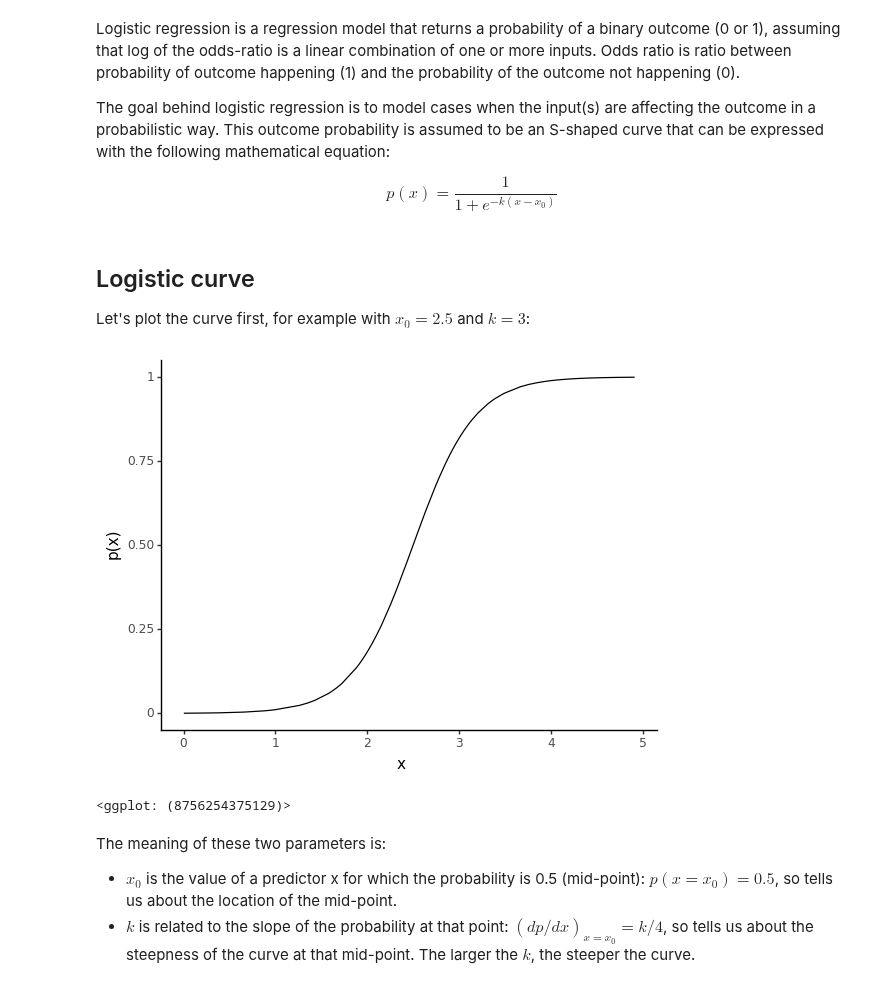
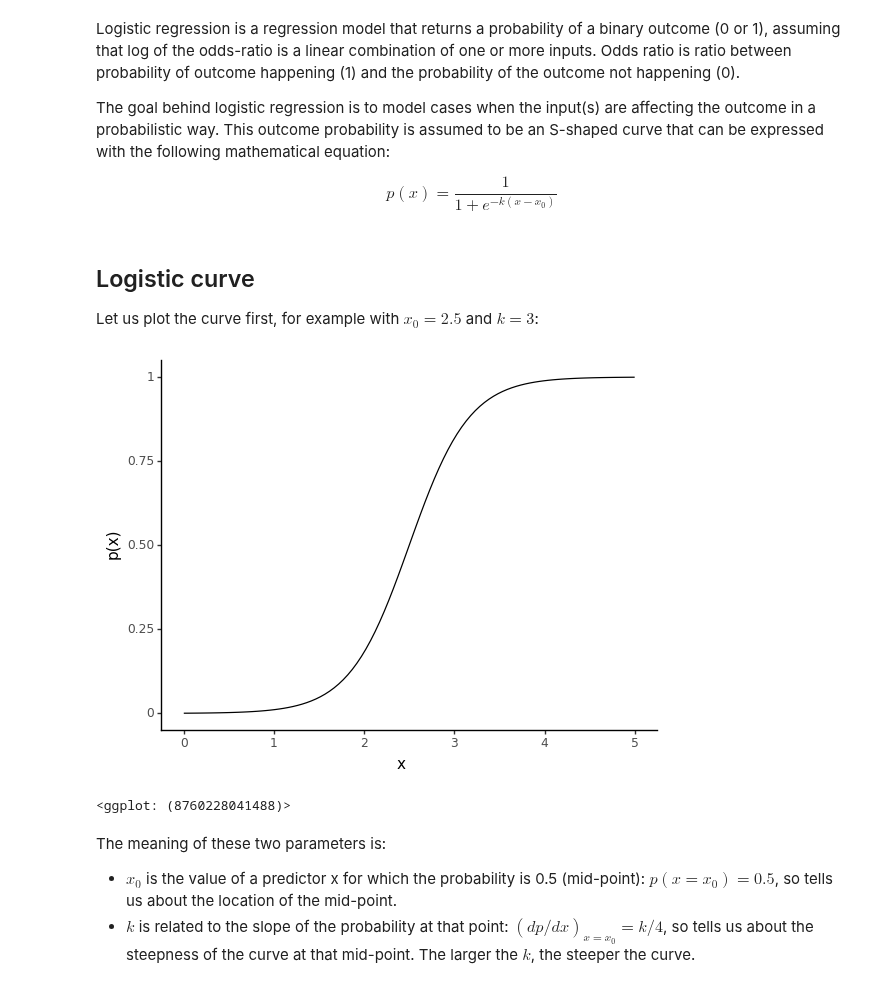
Before and after one commit to igor-sb/blog, a Jupyter notebook: notebooks/logistic_regression.ipynb, the cells around one changed output. Saved outputs shown, nothing was run; the diff lists cells and outputs as text; code cells hidden in the pictures.

```diff
--- a/notebooks/logistic_regression.ipynb
+++ b/notebooks/logistic_regression.ipynb
@@ -20,7 +20,7 @@ $$
 # %% [markdown]
 ## Logistic curve
 
-Let's plot the curve first, for example with $x_0 = 2.5$ and $k = 3$:
+Let us plot the curve first, for example with $x_0 = 2.5$ and $k = 3$:
 # %%
 import numpy as np
 import pandas as pd
@@ -31,27 +30,27 @@ np.random.seed(1)
 # %%
 def logistic(x, k, x0):
     return 1 / (1 + np.exp(-k*(x - x0)))
 
-def create_logistic_curve_data(k, x0, n_points):
+def create_smooth_logistic_curve_data(k, x0, n_points=100):
     df = pd.DataFrame({
-        'x': np.sort(uniform.rvs(loc=0, scale=5, size=n_points))
+        'x': np.linspace(0, 5, n_points)
     })
     df['p_x'] = logistic(df['x'], k, x0)
     return df
 
-def plot_logistic_curve(k, x0, n_points=100):
-    df = create_logistic_curve_data(k, x0, n_points)
+def plot_smooth_logistic_curve(k, x0, n_points=100):
+    df = create_smooth_logistic_curve_data(k, x0, n_points)
     return (
         p9.ggplot(df, p9.aes('x', 'p_x'))
 	    + p9.geom_line()
         + p9.scale_y_continuous(name='p(x)')
         + p9.theme_classic()
     )
 
 plot_logistic_curve(3, 2.5)
 # %% [output]
-[figure, old version]
+[figure, new version]
-<ggplot: (8756254375129)>
+<ggplot: (8760228041488)>
 # %% [markdown]
 The meaning of these two parameters is:
 - $x_0$ is the value of a predictor x for which the probability is 0.5 (mid-point): $p(x = x_0) = 0.5$, so tells us about the location of the mid-point.
```
Also changed, not shown: parts of 14 cells of this notebook.
